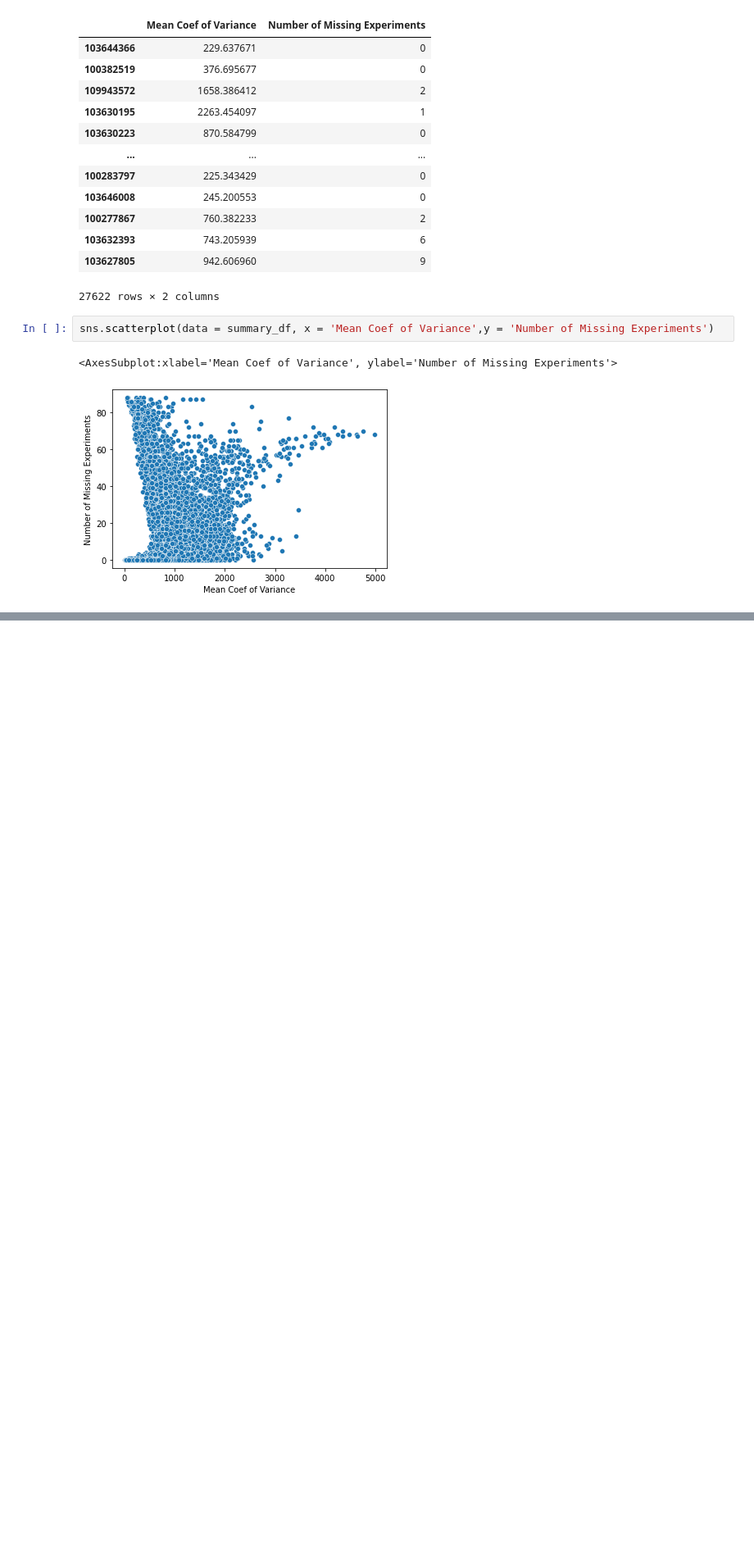
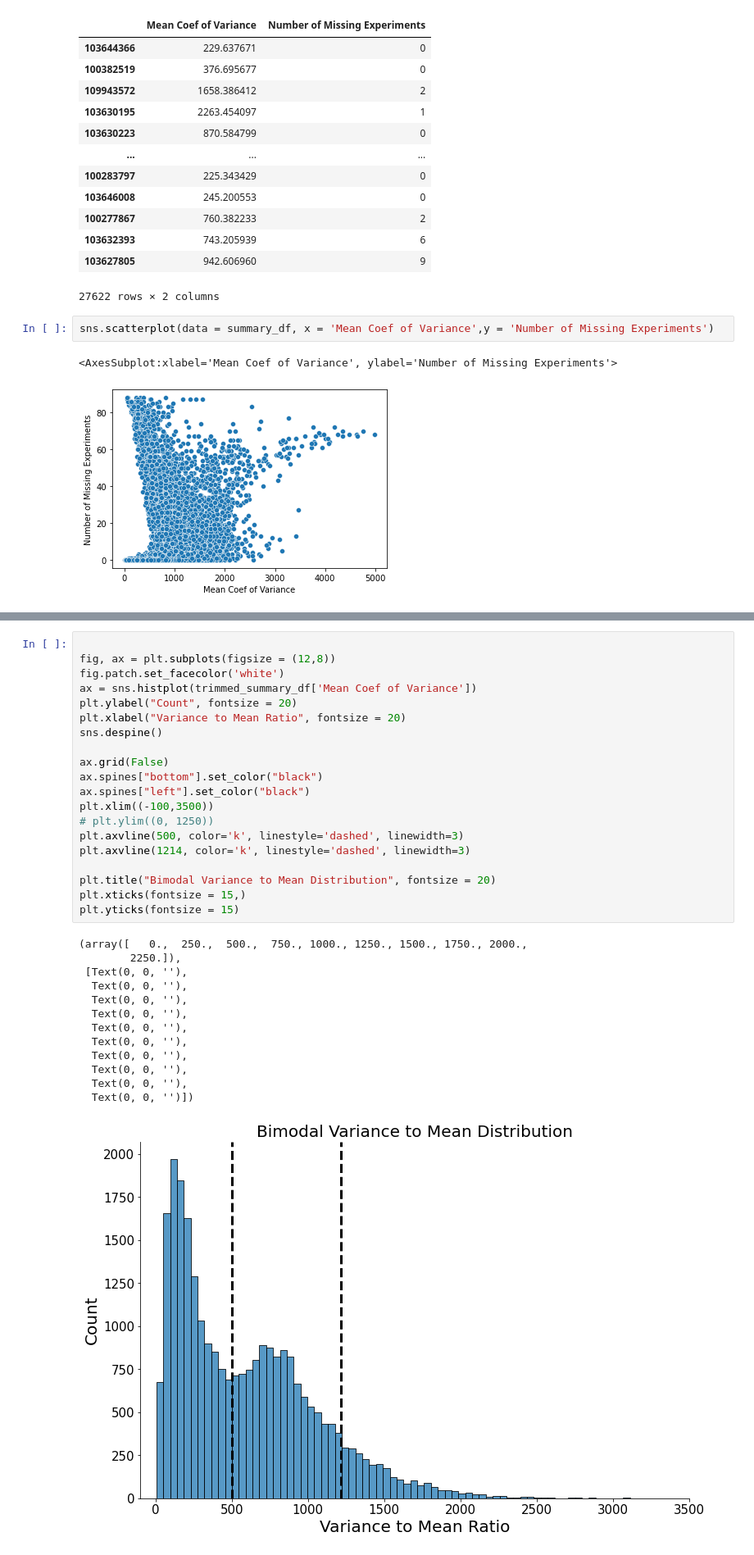
Before and after one commit to mikepassal/Peneloope_Dave_Maize_meristem, a Jupyter notebook: Cross_maize_highly_variable_genes/reading_in_all_maize_genes_and_seeing_if_it_crashes_the_server.ipynb, the cells around one changed output, grey strips where cells are left out. Shown at 82% size. Cells and saved outputs as stored; diff of their text form; blank space fills up the shorter version.

```diff
--- a/Cross_maize_highly_variable_genes/reading_in_all_maize_genes_and_seeing_if_it_crashes_the_server.ipynb
+++ b/Cross_maize_highly_variable_genes/reading_in_all_maize_genes_and_seeing_if_it_crashes_the_server.ipynb
@@ -173,0 +241,34 @@ sns.scatterplot(data = summary_df, x = 'Mean Coef of Variance',y = 'Number of Mi
+# %%
+
+fig, ax = plt.subplots(figsize = (12,8))
+fig.patch.set_facecolor('white')
+ax = sns.histplot(trimmed_summary_df['Mean Coef of Variance'])
+plt.ylabel("Count", fontsize = 20)
+plt.xlabel("Variance to Mean Ratio", fontsize = 20)
+sns.despine()
+
+ax.grid(False)
+ax.spines["bottom"].set_color("black")
+ax.spines["left"].set_color("black")
+plt.xlim((-100,3500))
+# plt.ylim((0, 1250))
+plt.axvline(500, color='k', linestyle='dashed', linewidth=3)
+plt.axvline(1214, color='k', linestyle='dashed', linewidth=3)
+
+plt.title("Bimodal Variance to Mean Distribution", fontsize = 20)
+plt.xticks(fontsize = 15,)
+plt.yticks(fontsize = 15)
+# %% [output]
+(array([   0.,  250.,  500.,  750., 1000., 1250., 1500., 1750., 2000.,
+        2250.]),
+ [Text(0, 0, ''),
+  Text(0, 0, ''),
+  Text(0, 0, ''),
+  Text(0, 0, ''),
+  Text(0, 0, ''),
+  Text(0, 0, ''),
+  Text(0, 0, ''),
+  Text(0, 0, ''),
+  Text(0, 0, ''),
+  Text(0, 0, '')])
+[figure, added]
```
Also changed, not shown: parts of 13 cells of this notebook, 1 other file.
